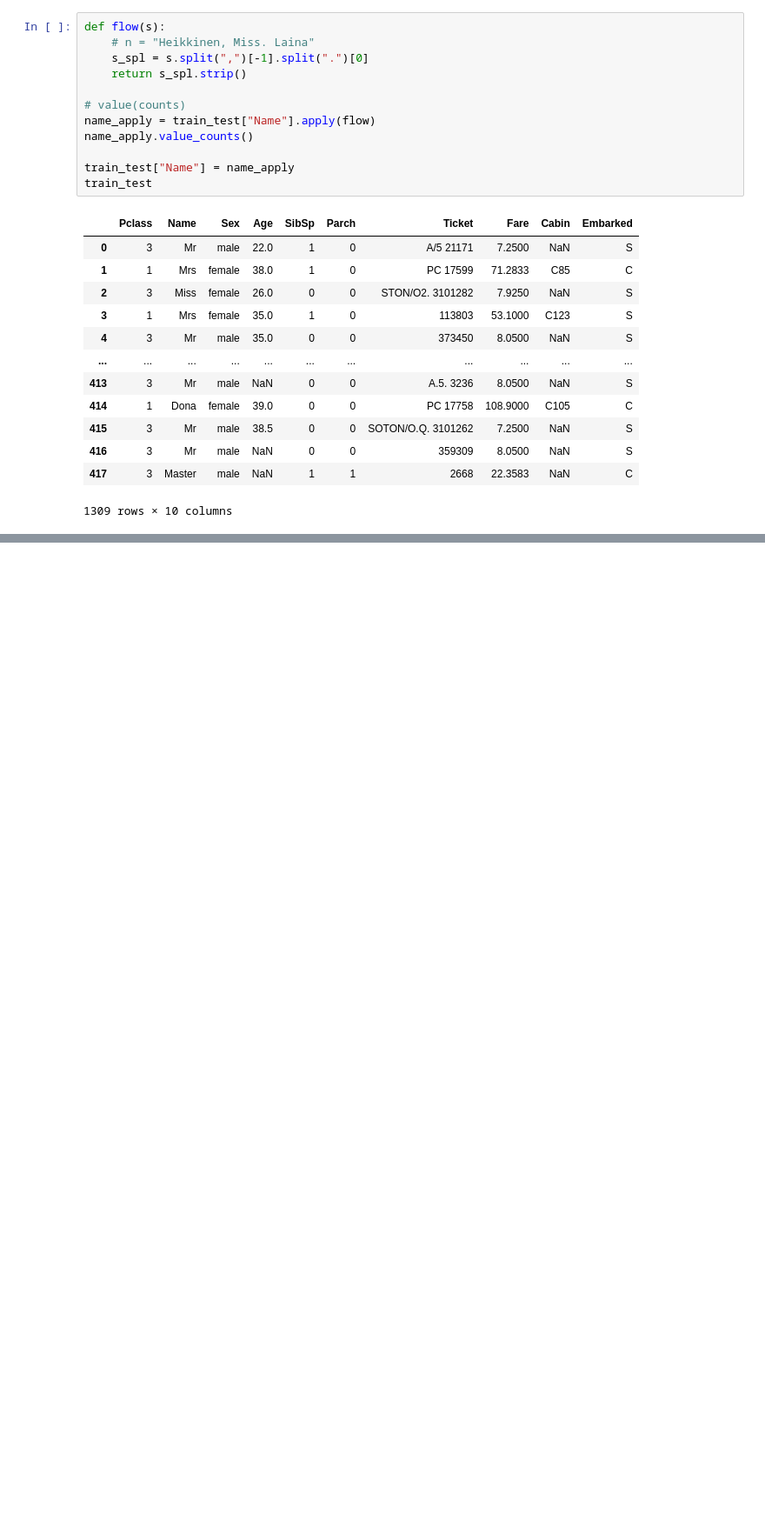
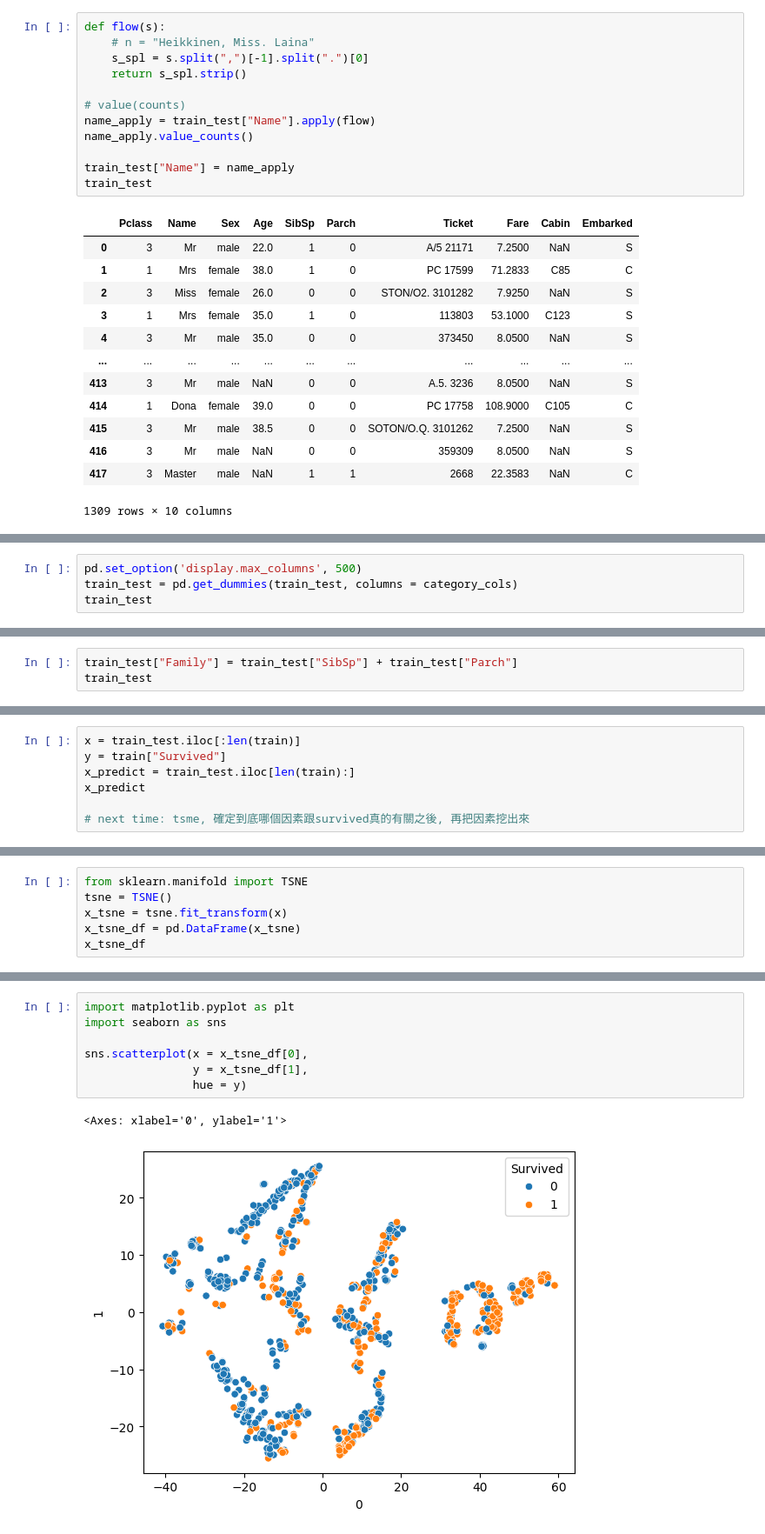
Before and after one commit to kheit9527/2025_TCFST_Python_ML, a Jupyter notebook: 250707_Python_ML_Class03.ipynb, the cells around one changed output, grey strips where cells are left out. Shown at 87% size. Cells and saved outputs as stored; diff of their text form; blank space fills up the shorter version.

```diff
--- a/250707_Python_ML_Class03.ipynb
+++ b/250707_Python_ML_Class03.ipynb
@@ -171,0 +314,4 @@ train_test
+# %%
+pd.set_option('display.max_columns', 500)
+train_test = pd.get_dummies(train_test, columns = category_cols)
+train_test
@@ -171,0 +343,3 @@ train_test
+# %%
+train_test["Family"] = train_test["SibSp"] + train_test["Parch"]
+train_test
@@ -171,0 +374,7 @@ train_test
+# %%
+x = train_test.iloc[:len(train)]
+y = train["Survived"]
+x_predict = train_test.iloc[len(train):]
+x_predict
+
+# next time: tsme, 確定到底哪個因素跟survived真的有關之後, 再把因素挖出來
@@ -171,0 +437,6 @@ train_test
+# %%
+from sklearn.manifold import TSNE
+tsne = TSNE()
+x_tsne = tsne.fit_transform(x)
+x_tsne_df = pd.DataFrame(x_tsne)
+x_tsne_df
@@ -171,0 +465,10 @@ train_test
+# %%
+import matplotlib.pyplot as plt
+import seaborn as sns
+
+sns.scatterplot(x = x_tsne_df[0],
+                y = x_tsne_df[1],
+                hue = y)
+# %% [output]
+<Axes: xlabel='0', ylabel='1'>
+[figure, added]
```
Also changed, not shown: parts of 34 cells of this notebook.
